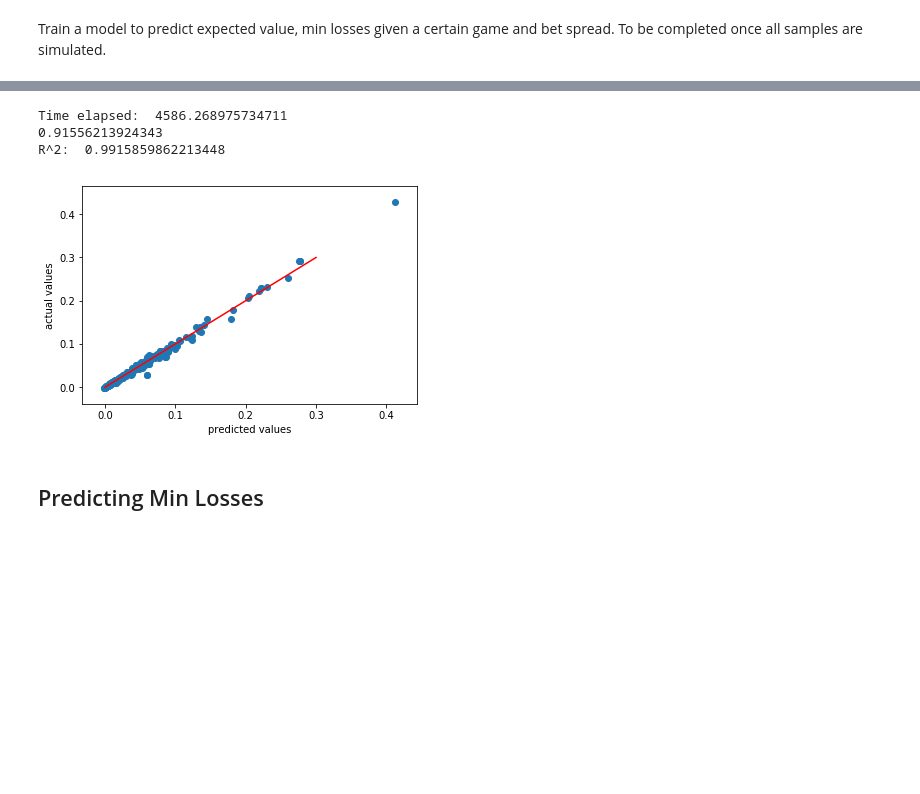
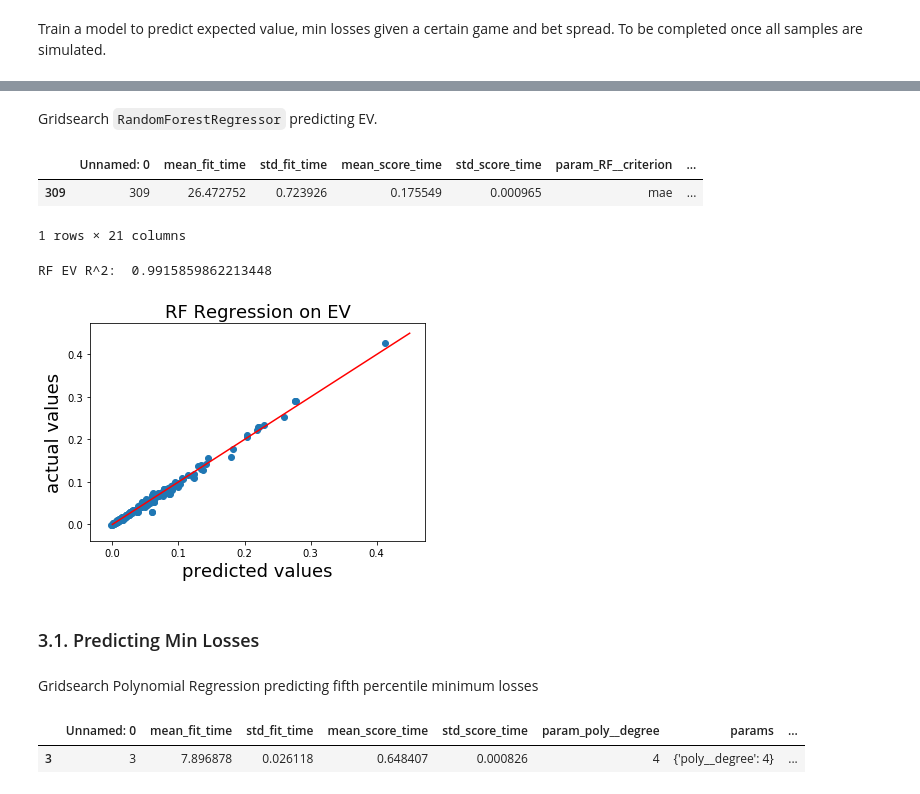
Before and after one commit to scatkinson/BlackjackSimulator, a Jupyter notebook: BlackjackML.ipynb, the cells around one changed output, grey strips where cells are left out. Saved outputs shown, nothing was run; the diff lists cells and outputs as text; code cells hidden in the pictures; blank space fills up the shorter version.

```diff
--- a/BlackjackML.ipynb
+++ b/BlackjackML.ipynb
@@ -408,7 +394,6 @@ R^2:  0.9773879163275925
+# %% [markdown]
+Gridsearch `RandomForestRegressor` predicting EV.
 # %%
-# gridsearch EV with RandomForest
-
-
 start = time.time()
 
 steps = [('RF', RandomForestRegressor(random_state=2))]
@@ -450,13 +435,35 @@ print('R^2: ', r2_score(EV_test,EV_pred))
 
 plt.scatter(EV_pred, EV_test)
 plt.plot([0,0.3],[0,0.3], c='r')
-plt.xlabel('predicted values')
-plt.ylabel('actual values')
+plt.title('RF Regression on EV',fontsize = 18)
+plt.xlabel('predicted values',fontsize = 18)
+plt.ylabel('actual values', fontsize = 18)
 plt.show()
-# %% [output]
-Time elapsed:  4586.268975734711
-0.91556213924343
-R^2:  0.9915859862213448
-[figure, removed]
+# %%
+# top result from gridsearch
+RF_EV_df = pd.read_csv('BJ_regression/RF_EV_cv_results.csv')
+RF_EV_df.sort_values('rank_test_score').head(1)
+# %% [output]
+|  | Unnamed: 0 | mean_fit_time | std_fit_time | mean_score_time | std_score_time | param_RF__criterion | ... |
+| 309 | 309 | 26.472752 | 0.723926 | 0.175549 | 0.000965 | mae | ... |
+1 rows × 21 columns
+# %%
+RF_EV = RandomForestRegressor(random_state=2,criterion='mae',max_depth=10, max_features='auto', n_estimators=1000)
+RF_EV.fit(X_train,EV_train)
+EV_pred = RF_EV.predict(X_test)
+print('RF EV R^2: ', r2_score(EV_test,EV_pred))
+
+plt.scatter(EV_pred, EV_test)
+plt.plot([0,0.45],[0,0.45], c='r')
+plt.title('RF Regression on EV',fontsize = 18)
+plt.xlabel('predicted values',fontsize = 18)
+plt.ylabel('actual values', fontsize = 18)
+plt.savefig('plots/RF_EV.jpeg')
+plt.show()
+# %% [output]
+RF EV R^2:  0.9915859862213448
+[figure, added]
 # %% [markdown]
-## Predicting Min Losses
+### 3.1. Predicting Min Losses<a id='3.1.'></a>
+# %% [markdown]
+Gridsearch Polynomial Regression predicting fifth percentile minimum losses
@@ -462,0 +509,7 @@ R^2:  0.9915859862213448
+# %%
+# top result from gridsearch
+polyreg_losses_df = pd.read_csv('BJ_regression/polyreg_losses_cv_results.csv')
+polyreg_losses_df.sort_values('rank_test_score').head(1)
+# %% [output]
+|  | Unnamed: 0 | mean_fit_time | std_fit_time | mean_score_time | std_score_time | param_poly__degree | params | ... |
+| 3 | 3 | 7.896878 | 0.026118 | 0.648407 | 0.000826 | 4 | {'poly__degree': 4} | ... |
```
Also changed, not shown: parts of 24 cells of this notebook, 6 other files.
